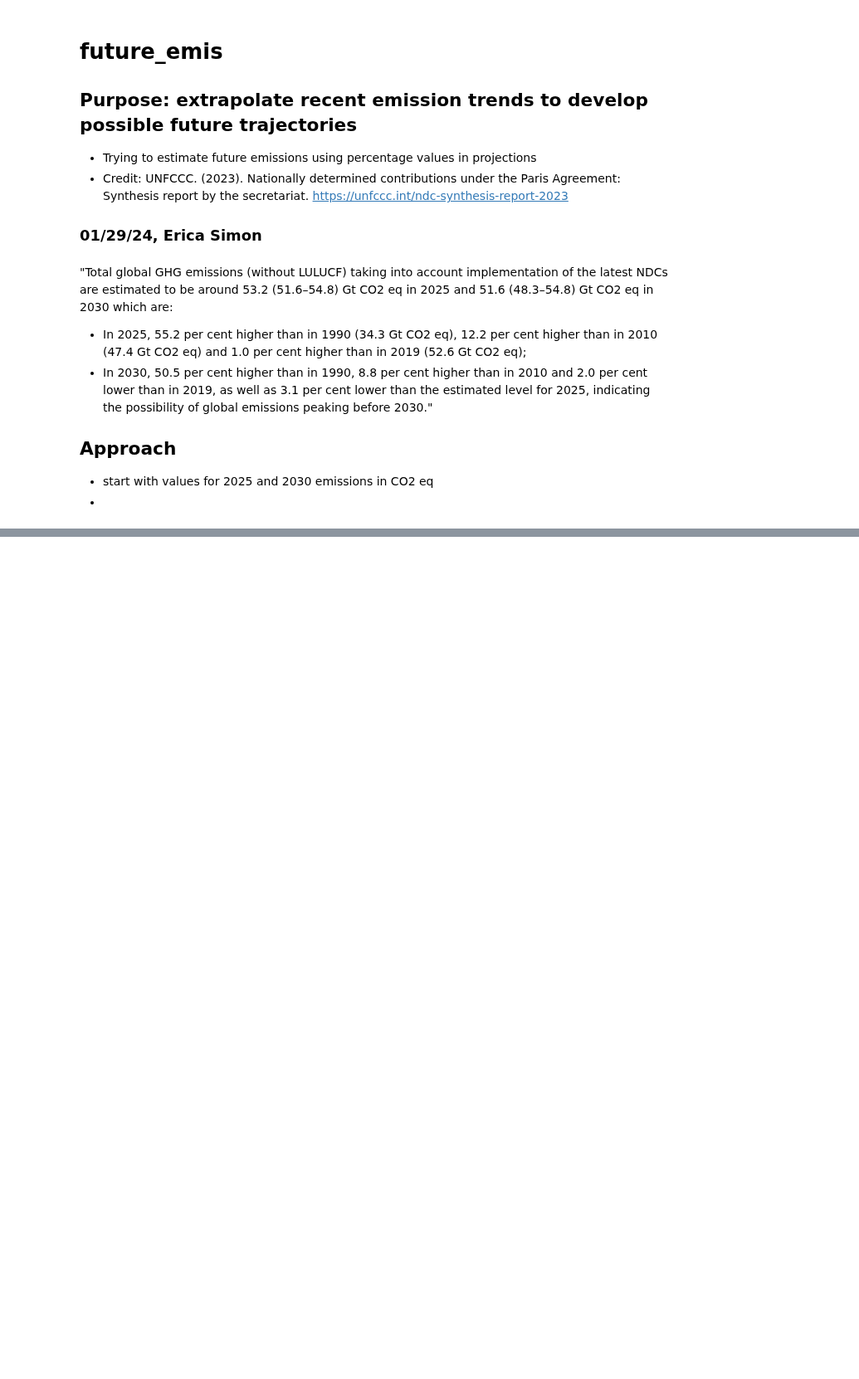
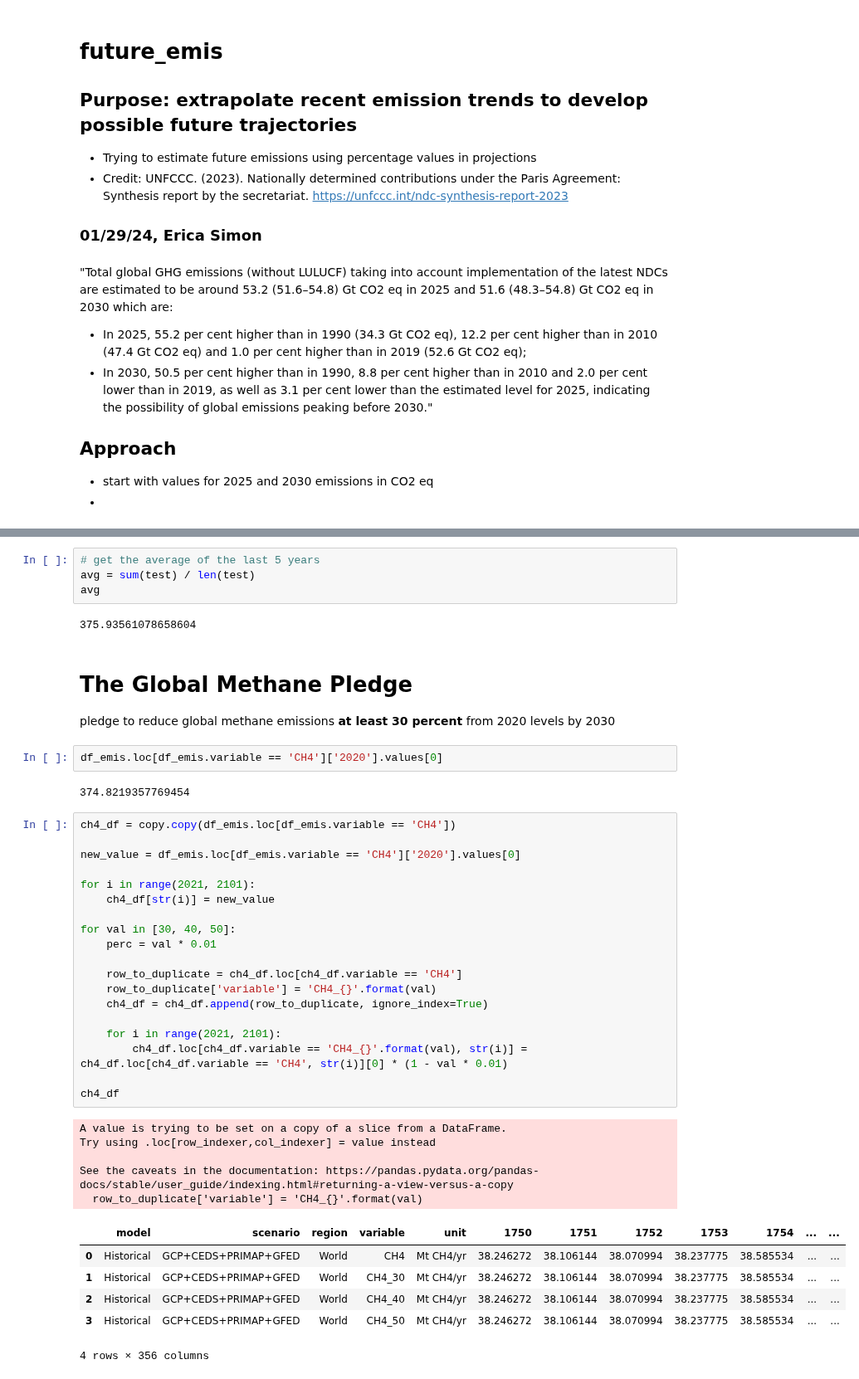
Before and after one commit to ericasimon16/woodwell_internship, a Jupyter notebook: future_emis.ipynb, the cells around one changed output, grey strips where cells are left out. Shown at 83% size. Drawn from its saved outputs; the diff is of its cells as text; blank space fills up the shorter version.

```diff
--- a/future_emis.ipynb
+++ b/future_emis.ipynb
@@ -15,0 +60,44 @@
+# %%
+# get the average of the last 5 years
+avg = sum(test) / len(test)
+avg
+# %% [output]
+375.93561078658604
+# %% [markdown]
+# The Global Methane Pledge
+pledge to reduce global methane emissions **at least 30 percent** from 2020 levels by 2030
+# %%
+df_emis.loc[df_emis.variable == 'CH4']['2020'].values[0]
+# %% [output]
+374.8219357769454
+# %%
+ch4_df = copy.copy(df_emis.loc[df_emis.variable == 'CH4'])
+
+new_value = df_emis.loc[df_emis.variable == 'CH4']['2020'].values[0]
+
+for i in range(2021, 2101):
+    ch4_df[str(i)] = new_value
+
+for val in [30, 40, 50]:
+    perc = val * 0.01
+
+    row_to_duplicate = ch4_df.loc[ch4_df.variable == 'CH4']
+    row_to_duplicate['variable'] = 'CH4_{}'.format(val)
+    ch4_df = ch4_df.append(row_to_duplicate, ignore_index=True)
+
+    for i in range(2021, 2101):
+        ch4_df.loc[ch4_df.variable == 'CH4_{}'.format(val), str(i)] = ch4_df.loc[ch4_df.variable == 'CH4', str(i)][0] * (1 - val * 0.01)
+
+ch4_df
+# %% [output]
+A value is trying to be set on a copy of a slice from a DataFrame.
+Try using .loc[row_indexer,col_indexer] = value instead
+
+See the caveats in the documentation: https://pandas.pydata.org/pandas-docs/stable/user_guide/indexing.html#returning-a-view-versus-a-copy
+  row_to_duplicate['variable'] = 'CH4_{}'.format(val)
+|  | model | scenario | region | variable | unit | 1750 | 1751 | 1752 | 1753 | 1754 | ... | ... |
+| 0 | Historical | GCP+CEDS+PRIMAP+GFED | World | CH4 | Mt CH4/yr | 38.246272 | 38.106144 | 38.070994 | 38.237775 | 38.585534 | ... | ... |
+| 1 | Historical | GCP+CEDS+PRIMAP+GFED | World | CH4_30 | Mt CH4/yr | 38.246272 | 38.106144 | 38.070994 | 38.237775 | 38.585534 | ... | ... |
+| 2 | Historical | GCP+CEDS+PRIMAP+GFED | World | CH4_40 | Mt CH4/yr | 38.246272 | 38.106144 | 38.070994 | 38.237775 | 38.585534 | ... | ... |
+| 3 | Historical | GCP+CEDS+PRIMAP+GFED | World | CH4_50 | Mt CH4/yr | 38.246272 | 38.106144 | 38.070994 | 38.237775 | 38.585534 | ... | ... |
+4 rows × 356 columns
```
Also changed, not shown: parts of 4 cells of this notebook.
